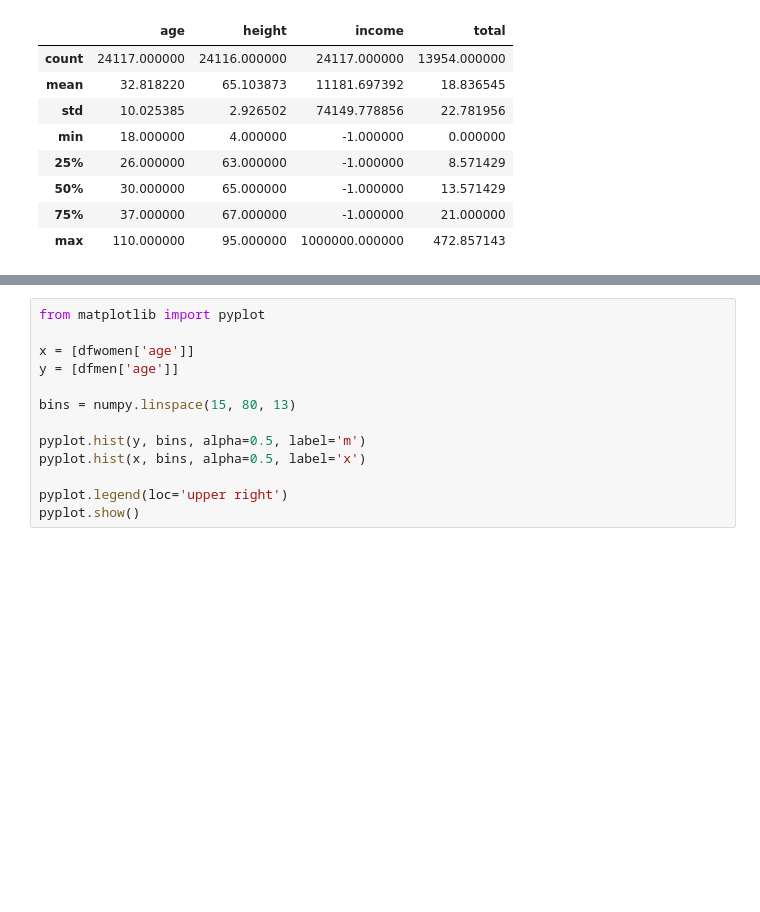
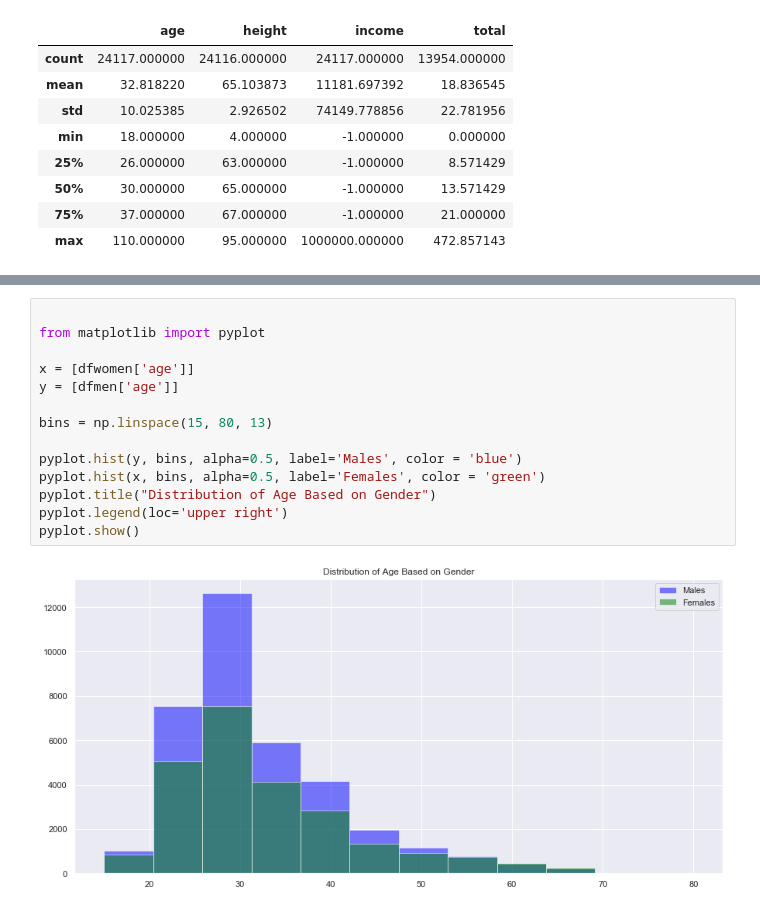
Before and after one commit to elizabethmkim/OkCupidGenderClassification, a Jupyter notebook: assignment2.ipynb, the cells around one changed output, grey strips where cells are left out. Cells and saved outputs as stored; diff of their text form; blank space fills up the shorter version.

```diff
--- a/assignment2.ipynb
+++ b/assignment2.ipynb
@@ -434,13 +449,16 @@ df
 # %%
+
 from matplotlib import pyplot
 
 x = [dfwomen['age']]
 y = [dfmen['age']]
 
-bins = numpy.linspace(15, 80, 13)
+bins = np.linspace(15, 80, 13)
 
-pyplot.hist(y, bins, alpha=0.5, label='m')
-pyplot.hist(x, bins, alpha=0.5, label='x')
-
+pyplot.hist(y, bins, alpha=0.5, label='Males', color = 'blue')
+pyplot.hist(x, bins, alpha=0.5, label='Females', color = 'green')
+pyplot.title("Distribution of Age Based on Gender")
 pyplot.legend(loc='upper right')
 pyplot.show()
+# %% [output]
+[figure, added]
```
Also changed, not shown: parts of 10 cells of this notebook, 1 other file.
